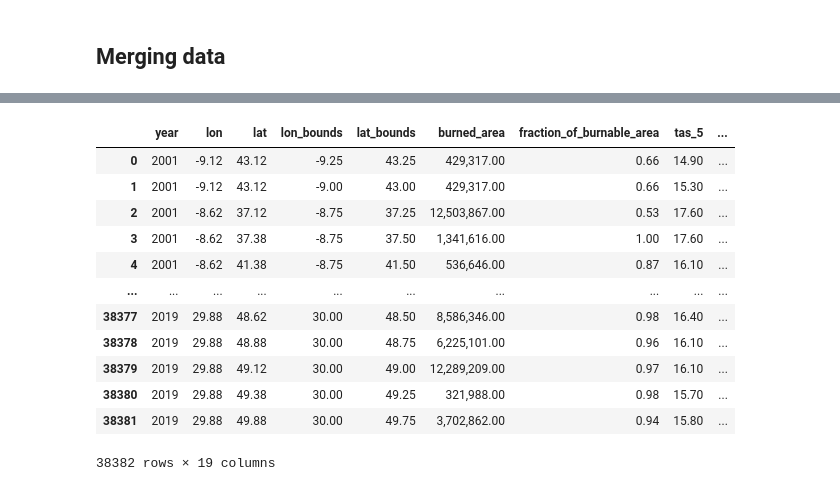
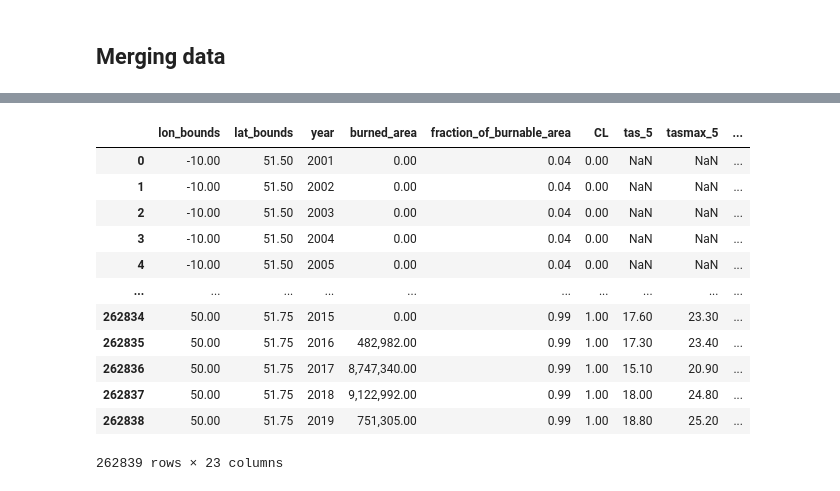
Before and after one commit to TomasDemeter/FireProject, a Jupyter notebook: notebooks/arnaud_data_merging.ipynb, the cells around one changed output, grey strips where cells are left out. Saved outputs shown, nothing was run; the diff lists cells and outputs as text; code cells hidden in the pictures.

```diff
--- a/notebooks/arnaud_data_merging.ipynb
+++ b/notebooks/arnaud_data_merging.ipynb
@@ -21,9 +15,11 @@ array([6, 4, 5, 7])
 # %%
 file_path = '../data/fire2.csv'
 fire_df = pd.read_csv(file_path)
-fire_df = fire_df.sort_values(['year','lon_bounds','lat_bounds','month'])
+fire_df = fire_df.sort_values(['lon_bounds','lat_bounds','year','month'])
 fire_df = fire_df.reset_index()
 fire_df = fire_df.drop(['index'], axis=1)
-fire_df = fire_df.reindex(columns=['year', 'month', 'lon', 'lat', 'lon_bounds', 'lat_bounds', 'burned_area', 'fraction_of_burnable_area'])
+fire_df = fire_df.reindex(columns=['lon_bounds', 'lat_bounds', 'year', 'month', 'burned_area', 'fraction_of_burnable_area', 'CL'])
+fire_df = fire_df.drop_duplicates(subset=['lon_bounds', 'lat_bounds', 'year', 'month'])
+fire_df['month'] = fire_df['month'] + 1
 fire_df
 # %% [output]
@@ -42,0 +39,5 @@ fire_df
+# %%
+fire_df = fire_df.groupby(['lon_bounds','lat_bounds','year']).agg({'month':'mean', 'burned_area':'sum', 'fraction_of_burnable_area':'mean', 'CL':'mean'})
+fire_df.reset_index(inplace=True)
+fire_df = fire_df.drop(['month'], axis=1)
+fire_df
@@ -74,0 +92,9 @@ climate_df
+# %%
+land_df = pd.read_csv('../data/satellite_landcover_dataset.csv')
+land_df = land_df.drop(['lat_bounds', 'lon_bounds'], axis=1)
+land_df.rename(columns={'lat': 'lat_bounds', 'lon': 'lon_bounds', 'time': 'year'}, inplace=True)
+land_df = land_df.reindex(columns=['lon_bounds', 'lat_bounds', 'year', 'lccs_class', 'processed_flag', 'current_pixel_state', 'observation_count', 'change_count'])
+land_df = land_df.sort_values(['lon_bounds','lat_bounds','year'])
+land_df = land_df[land_df['year'] != 2020]
+land_df = land_df.drop_duplicates()
+land_df
@@ -77,22 +137,28 @@ climate_df
 # %%
-fire_climate = fire_df.merge(
+fire_climate_df = fire_df.merge(
     climate_df,
     how='left',
     on=['lat_bounds', 'lon_bounds', 'year']
     )
 
-fire_climate
+all_df = fire_climate_df.merge(
+    land_df,
+    how='left',
+    on=['lat_bounds', 'lon_bounds', 'year']
+    )
+
+all_df
 # %% [output]
-|  | year | lon | lat | lon_bounds | lat_bounds | burned_area | fraction_of_burnable_area | tas_5 | ... |
-| 0 | 2001 | -9.12 | 43.12 | -9.25 | 43.25 | 429,317.00 | 0.66 | 14.90 | ... |
-| 1 | 2001 | -9.12 | 43.12 | -9.00 | 43.00 | 429,317.00 | 0.66 | 15.30 | ... |
-| 2 | 2001 | -8.62 | 37.12 | -8.75 | 37.25 | 12,503,867.00 | 0.53 | 17.60 | ... |
-| 3 | 2001 | -8.62 | 37.38 | -8.75 | 37.50 | 1,341,616.00 | 1.00 | 17.60 | ... |
-| 4 | 2001 | -8.62 | 41.38 | -8.75 | 41.50 | 536,646.00 | 0.87 | 16.10 | ... |
+|  | lon_bounds | lat_bounds | year | burned_area | fraction_of_burnable_area | CL | tas_5 | tasmax_5 | ... |
+| 0 | -10.00 | 51.50 | 2001 | 0.00 | 0.04 | 0.00 | NaN | NaN | ... |
+| 1 | -10.00 | 51.50 | 2002 | 0.00 | 0.04 | 0.00 | NaN | NaN | ... |
+| 2 | -10.00 | 51.50 | 2003 | 0.00 | 0.04 | 0.00 | NaN | NaN | ... |
+| 3 | -10.00 | 51.50 | 2004 | 0.00 | 0.04 | 0.00 | NaN | NaN | ... |
+| 4 | -10.00 | 51.50 | 2005 | 0.00 | 0.04 | 0.00 | NaN | NaN | ... |
 | ... | ... | ... | ... | ... | ... | ... | ... | ... | ... |
-| 38377 | 2019 | 29.88 | 48.62 | 30.00 | 48.50 | 8,586,346.00 | 0.98 | 16.40 | ... |
-| 38378 | 2019 | 29.88 | 48.88 | 30.00 | 48.75 | 6,225,101.00 | 0.96 | 16.10 | ... |
-| 38379 | 2019 | 29.88 | 49.12 | 30.00 | 49.00 | 12,289,209.00 | 0.97 | 16.10 | ... |
-| 38380 | 2019 | 29.88 | 49.38 | 30.00 | 49.25 | 321,988.00 | 0.98 | 15.70 | ... |
-| 38381 | 2019 | 29.88 | 49.88 | 30.00 | 49.75 | 3,702,862.00 | 0.94 | 15.80 | ... |
+| 262834 | 50.00 | 51.75 | 2015 | 0.00 | 0.99 | 1.00 | 17.60 | 23.30 | ... |
+| 262835 | 50.00 | 51.75 | 2016 | 482,982.00 | 0.99 | 1.00 | 17.30 | 23.40 | ... |
+| 262836 | 50.00 | 51.75 | 2017 | 8,747,340.00 | 0.99 | 1.00 | 15.10 | 20.90 | ... |
+| 262837 | 50.00 | 51.75 | 2018 | 9,122,992.00 | 0.99 | 1.00 | 18.00 | 24.80 | ... |
+| 262838 | 50.00 | 51.75 | 2019 | 751,305.00 | 0.99 | 1.00 | 18.80 | 25.20 | ... |
-38382 rows × 19 columns
+262839 rows × 23 columns
```
Also changed, not shown: parts of 48 cells of this notebook, 7 other files.
